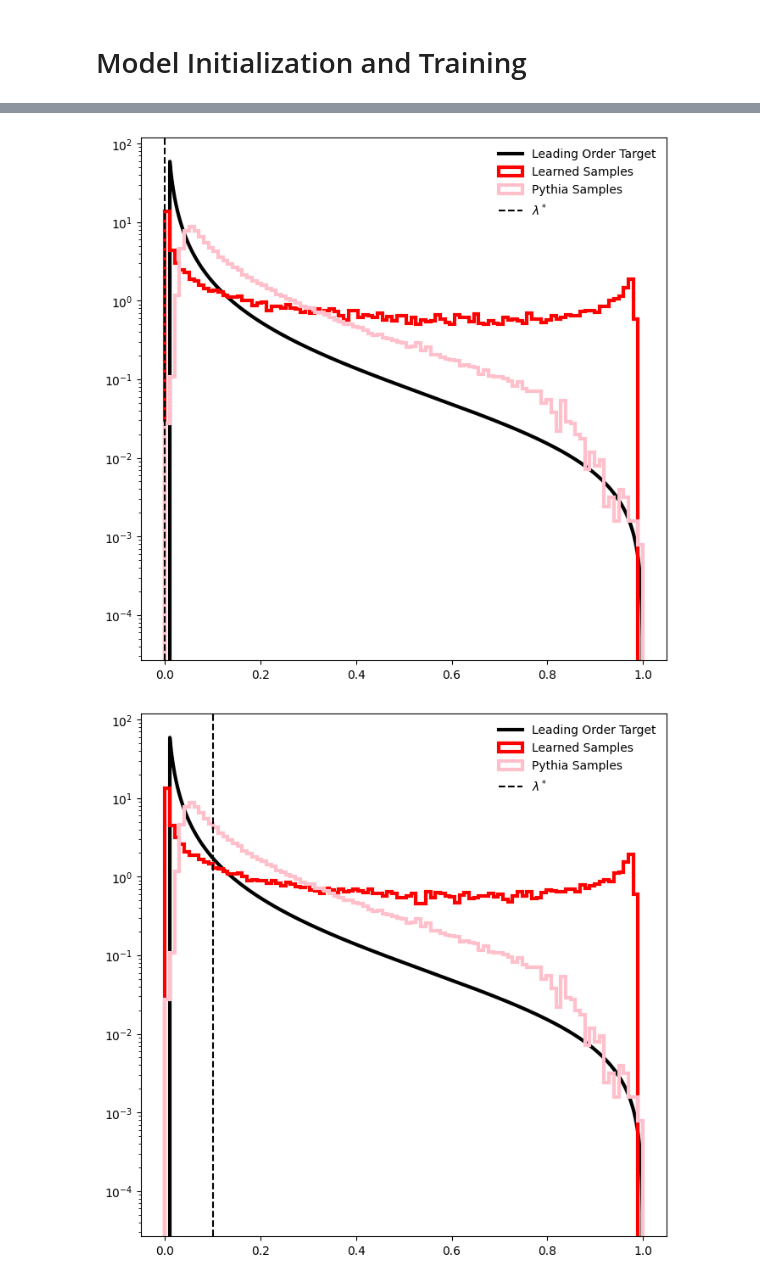
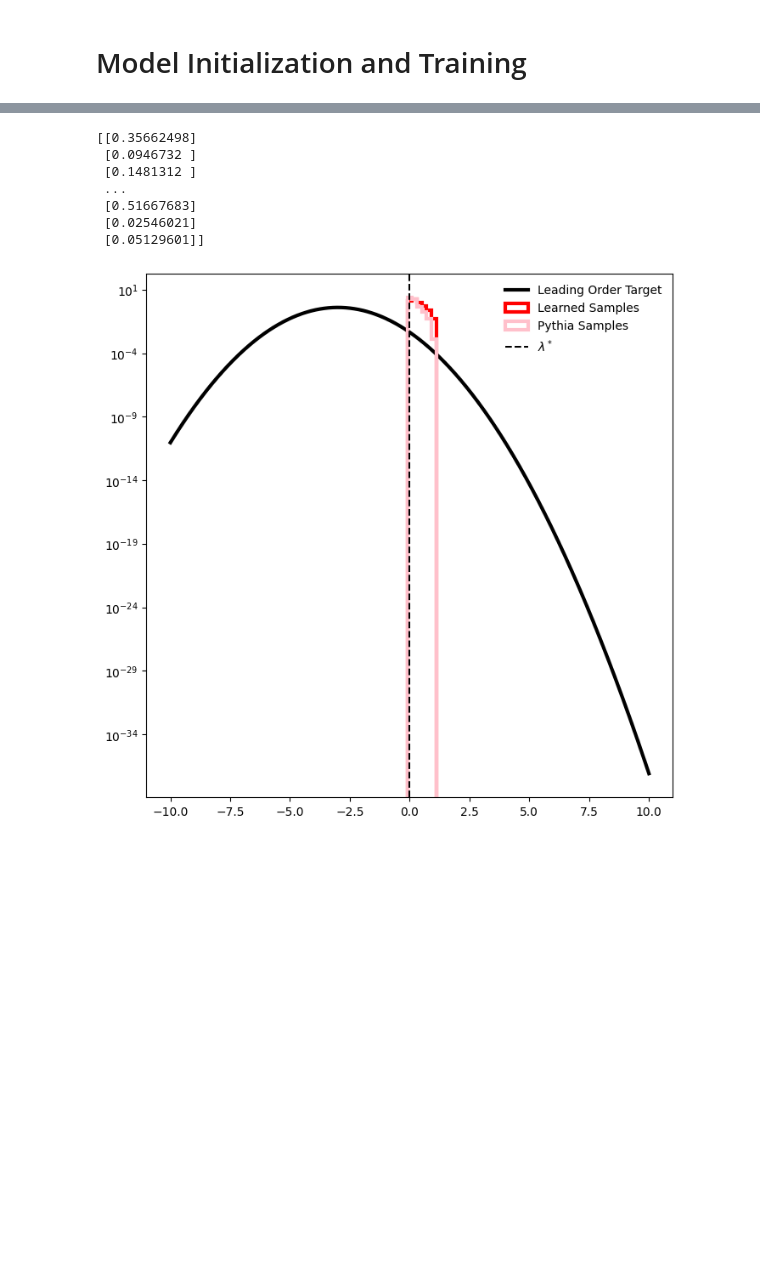
Before and after one commit to rikab/RDF, a Jupyter notebook: flow.ipynb, the cells around one changed output, grey strips where cells are left out. Saved outputs shown, nothing was run; the diff lists cells and outputs as text; code cells hidden in the pictures; blank space fills up the shorter version.

```diff
--- a/flow.ipynb
+++ b/flow.ipynb
@@ -131,25 +131,36 @@ def alpha_s(scale):
     beta_0 = 11 - 2/3 * 3
     return 4 * np.pi / (beta_0 * torch.log(scale**2 / lambda_qcd**2))
 
-def target_logp_order1(x): # 1st order approximation to the function
+# def target_logp_order1(x): # 1st order approximation to the function
 
-    alpha_s_scale = alpha_s(x * E0) # GeV
-    C_F = 4/3
-    C_A = 3
+#     alpha_s_scale = alpha_s(x * E0) # GeV
+#     C_F = 4/3
+#     C_A = 3
 
-    p_order1 = -(alpha_s_scale * C_F / (1 * np.pi)) * torch.log(x ) / x
+#     p_order1 = -(alpha_s_scale * C_F / (1 * np.pi)) * torch.log(x ) / x
 
-    p_order1[x < cutoff] = 0
+#     p_order1[x < cutoff] = 0
 
-    # # normalize so the integral is 1
-    # dx = x[1] - x[0]
-    # p_order1 = p_order1 / p_order1.sum()  / dx
+#     # # normalize so the integral is 1
+#     # dx = x[1] - x[0]
+#     # p_order1 = p_order1 / p_order1.sum()  / dx
 
-    log_p_order1 = torch.log(p_order1)
+#     log_p_order1 = torch.log(p_order1)
 
 
 
-    return torch.nan_to_num(log_p_order1, nan = 0.0)
+#     return torch.nan_to_num(log_p_order1, nan = 0.0)
+
+
+# toy model
+def target_logp_order1(x): # 1st order approximation to the function
+
+    sigmasq = 1
+    mean = 3
+
+    ll = (1.0/(np.sqrt(2*np.pi*sigmasq)))*torch.exp(-0.5*(x+mean)**2/sigmasq)
+
+    return torch.nan_to_num(torch.log(ll))
 
 # # """
 # # toy model
@@ -223,7 +234,7 @@ def train_model(lambda_star):
 
     return flow, train_losses
 # %%
-lambda_stars = [0.0, 0.1, 0.2, 0.3, 0.4, 0.5, 0.6, 0.7, 0.8, 0.9, 1.0]
+lambda_stars = [0.0,]
 flows = []
 train_losses = []
 
@@ -261,37 +262,44 @@ lambda_star = 0.0, losses = [array(0.), array(0.), array(0.), array(0.), array(0
 
 for (i, lambda_star) in enumerate(lambda_stars):
 
-    x_test = torch.linspace(0, 1, 1000)
+    x_test = torch.linspace(-10, 10, 1000)
 
 
     plt.figure(figsize = (8,8))
 
     # plot the target
     y_test = np.exp(grab(target_logp_order1(x_test.to(torch_device))))
     y_test = y_test / np.sum(y_test) / (x_test[1] - x_test[0])
     plt.plot(grab(x_test), y_test , label = "Leading Order Target", color = "black", lw = 3)
 
     # plot transformed prior
     prior = SimpleNormal(torch.zeros(num_points), torch.ones(num_points))
     x = prior.sample_n(batch_size).to(torch_device) # shape x: (batch_size, num_points)
     x, logJ = flow(x)
     # need to reshape the outputs match those from the previous step
     x = grab(x.reshape(-1,1) )
+    print(x)
 
 
-    plt.hist(x, bins = np.linspace(0, 1, 100), density = True, label = "Learned Samples", histtype='step', color = "red", lw = 3)
+    plt.hist(x, bins = np.linspace(-10, 10, 100), density = True, label = "Learned Samples", histtype='step', color = "red", lw = 3)
 
 
     # Plot the samples as a baseline
     np_angularities = np.load("normalized_angularity.npy")
-    plt.hist(np_angularities, bins = np.linspace(0, 1, 100), density = True, label = "Pythia Samples", histtype='step', color = "pink", lw = 3)
+    plt.hist(np_angularities, bins = np.linspace(-10, 10, 100), density = True, label = "Pythia Samples", histtype='step', color = "pink", lw = 3)
 
     # Vertical line at lambda_star
     plt.axvline(lambda_star, color = "black", linestyle = "--", label = r"$\lambda^*$")
 
     plt.yscale("log")
     plt.legend(frameon = False)
     plt.show()
 # %% [output]
+[[0.35662498]
+ [0.0946732 ]
+ [0.1481312 ]
+ ...
+ [0.51667683]
+ [0.02546021]
+ [0.05129601]]
-[figure, old version]
+[figure, new version]
-[figure, removed]
```
Also changed, not shown: parts of 2 cells of this notebook, 2 other files.
